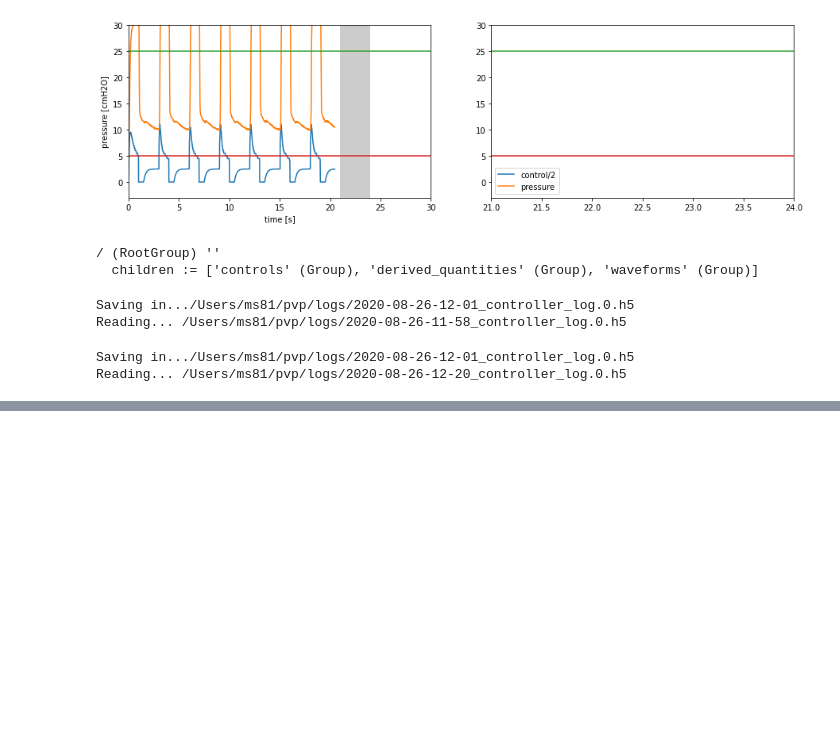
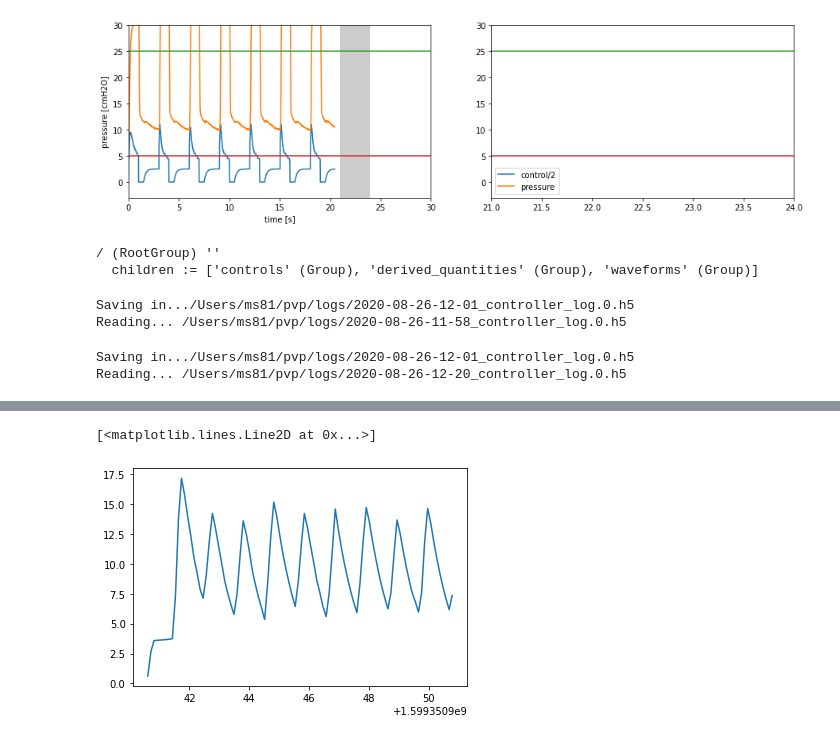
Before and after one commit to CohenLabPrinceton/pvp, a Jupyter notebook: sandbox/HOWTO_PlotData.ipynb, the cells around one changed output, grey strips where cells are left out. Saved outputs shown, nothing was run; the diff lists cells and outputs as text; code cells hidden in the pictures; blank space fills up the shorter version.

```diff
--- a/sandbox/HOWTO_PlotData.ipynb
+++ b/sandbox/HOWTO_PlotData.ipynb
@@ -269,0 +225,5 @@ Implausible values; ra
+# %%
+pl.plot(tt, pp)
+# %% [output]
+[<matplotlib.lines.Line2D at 0x...>]
+[figure, added]
```
Also changed, not shown: parts of 8 cells of this notebook, 2 other files.
